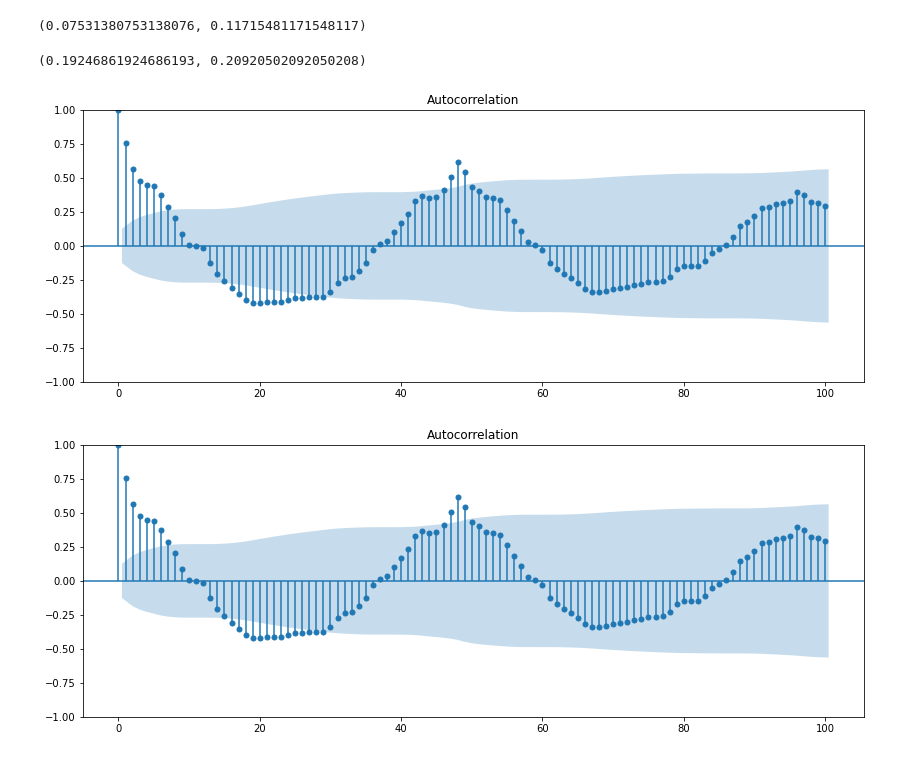
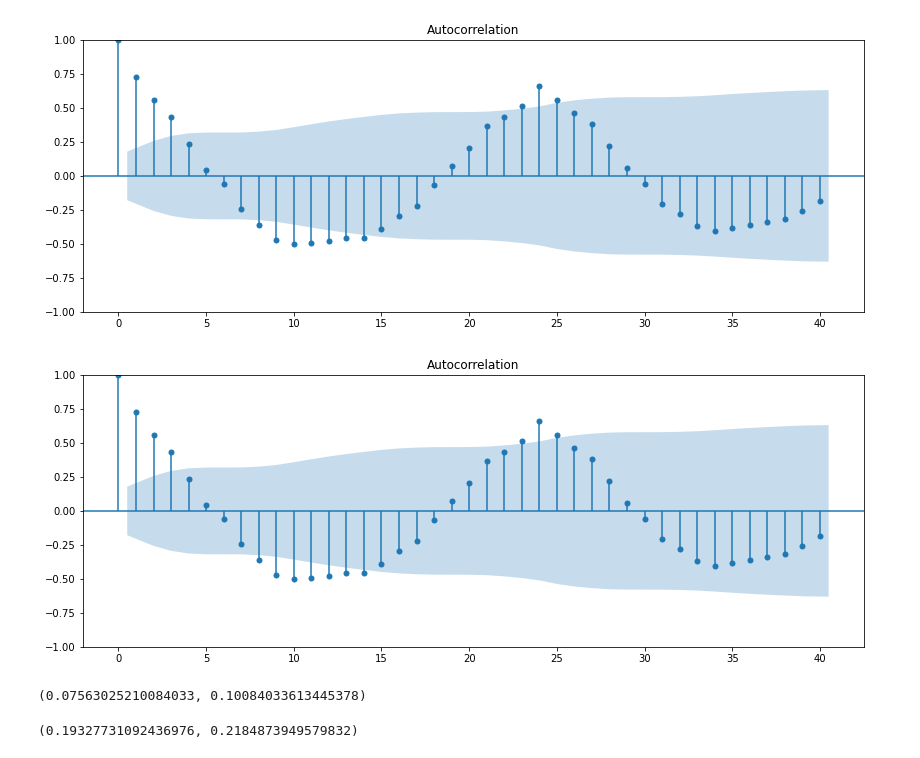
Before and after one commit to GStechschulte/energy-efficiency, a Jupyter notebook: EDA/gassmann_load_profiles/og_3.ipynb, the cells around one changed output. Drawn from its saved outputs; the diff is of its cells as text; code cells hidden in the pictures.

```diff
--- a/EDA/gassmann_load_profiles/og_3.ipynb
+++ b/EDA/gassmann_load_profiles/og_3.ipynb
@@ -10,7 +10,7 @@ import seaborn as sns
 import plotly.express as px
 from statsmodels.graphics.tsaplots import plot_acf
 # %%
-df = weekday_time_series(sensor_id='og_3_30T')
+df = weekday_time_series(sensor_id='og_3_1H')
 # %%
 px.line(
     x=df.index, y=df.kw,
@@ -20,19 +20,9 @@ px.line(
         'y': 'kW'
     })
 # %%
-time_int_range = np.arange(0, df.shape[0]*30, 30)
+time_int_range = np.arange(0, df.shape[0]*60, 60)
 df['t'] = time_int_range
 df['t_scaled'] = (df['t'] - df['t'].min()) / (df['t'].max() - df['t'].min())
-# %%
-# Short term periodicity interval
-df['t_scaled'].iloc[18], df['t_scaled'].iloc[28]
-# %% [output]
-(0.07531380753138076, 0.11715481171548117)
-# %%
-# Long term periodicity interval
-df['t_scaled'].iloc[46], df['t_scaled'].iloc[50]
-# %% [output]
-(0.19246861924686193, 0.20920502092050208)
 # %%
 px.line(
     x=df['t_scaled'], y=df.kw,
@@ -43,7 +33,17 @@ px.line(
     })
 # %%
 fig, ax = plt.subplots(figsize=(14, 5))
-plot_acf(df.kw.values.squeeze(), lags=100, ax=ax)
+plot_acf(df.kw.values.squeeze(), lags=40, ax=ax)
 # %% [output]
-[figure, old version]
+[figure, new version]
-[figure, old version]
+[figure, new version]
+# %%
+# Short term periodicity interval
+df['t_scaled'].iloc[9], df['t_scaled'].iloc[12]
+# %% [output]
+(0.07563025210084033, 0.10084033613445378)
+# %%
+# Long term periodicity interval
+df['t_scaled'].iloc[23], df['t_scaled'].iloc[26]
+# %% [output]
+(0.19327731092436976, 0.2184873949579832)
```
Also changed, not shown: 2 other files.
